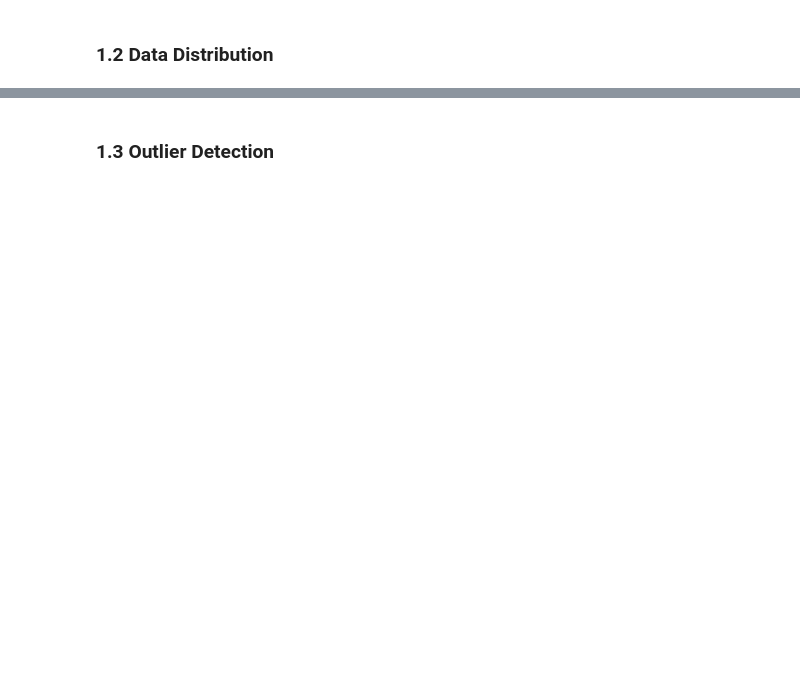
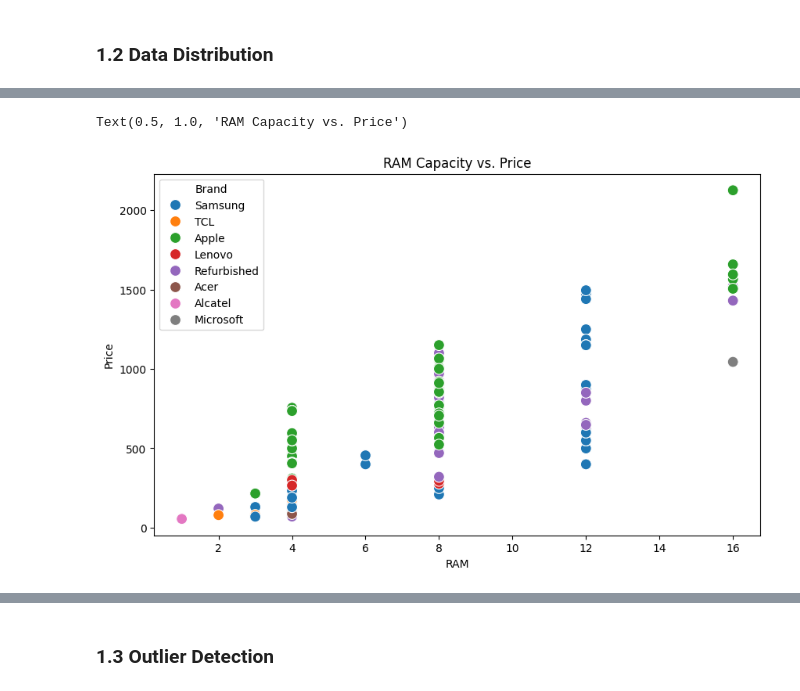
Before and after one commit to xbarborik/UPA, a Jupyter notebook: part3/analysis.ipynb, the cells around one changed output, grey strips where cells are left out. Saved outputs shown, nothing was run; the diff lists cells and outputs as text; code cells hidden in the pictures; blank space fills up the shorter version.

```diff
--- a/part3/analysis.ipynb
+++ b/part3/analysis.ipynb
@@ -81,7 +225,8 @@ plt.title('Price Ranges by Operating System')
 # %%
-# RAM vs Price (Scatter Plot)
 plt.figure(figsize=(10, 6))
-sns.scatterplot(data=df, x='RAM', y='Price', hue='OperatingSystem', s=100)
+sns.scatterplot(data=df, x='RAM', y='Price', hue='Brand', s=100)
 plt.title('RAM Capacity vs. Price')
-# COMMENT: There is a clear positive correlation; higher RAM almost always results in a higher price point.
+# %% [output]
+Text(0.5, 1.0, 'RAM Capacity vs. Price')
+[figure, added]
 # %%
```
Also changed, not shown: parts of 30 cells of this notebook.
